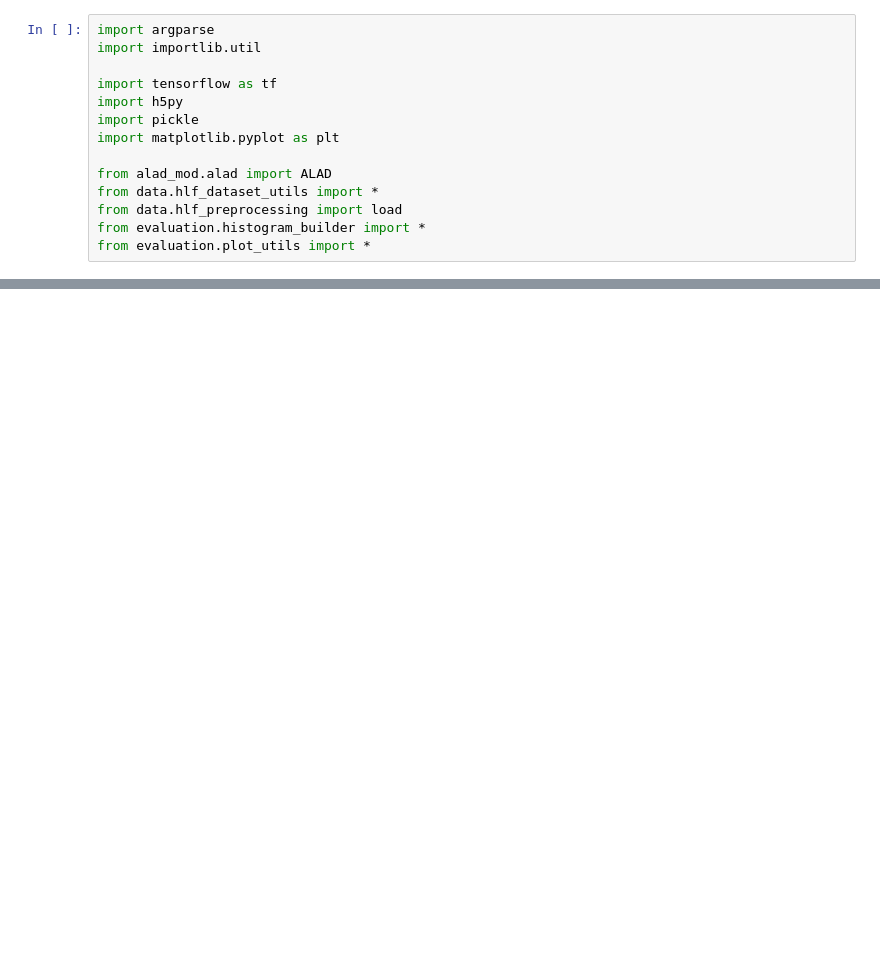
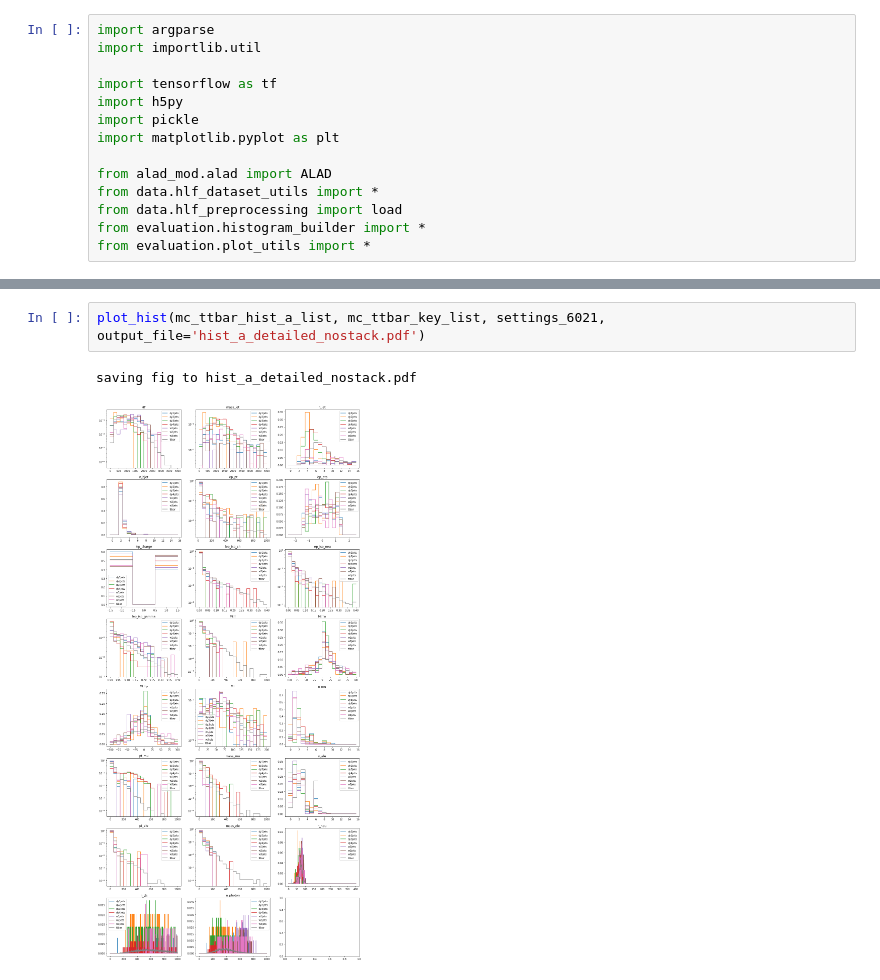
Before and after one commit to oliverkn/alad-for-lhc, a Jupyter notebook: evaluation/anomaly_hist.ipynb, the cells around one changed output, grey strips where cells are left out. Cells and saved outputs as stored; diff of their text form; blank space fills up the shorter version.

```diff
--- a/evaluation/anomaly_hist.ipynb
+++ b/evaluation/anomaly_hist.ipynb
@@ -235 +227,6 @@ print(weights_a)
+# %%
+plot_hist(mc_ttbar_hist_a_list, mc_ttbar_key_list, settings_6021, output_file='hist_a_detailed_nostack.pdf')
+# %% [output]
+saving fig to hist_a_detailed_nostack.pdf
+[figure, added]
 # %%
```
Also changed, not shown: parts of 18 cells of this notebook, 7 other files.
